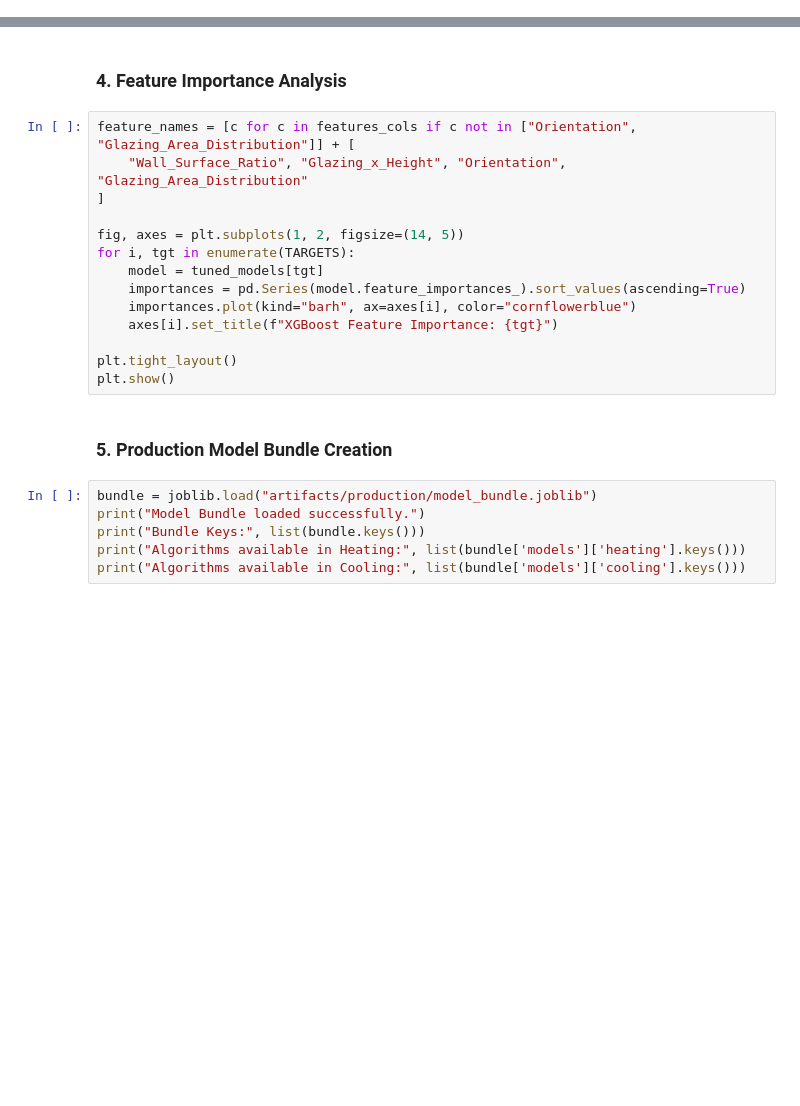
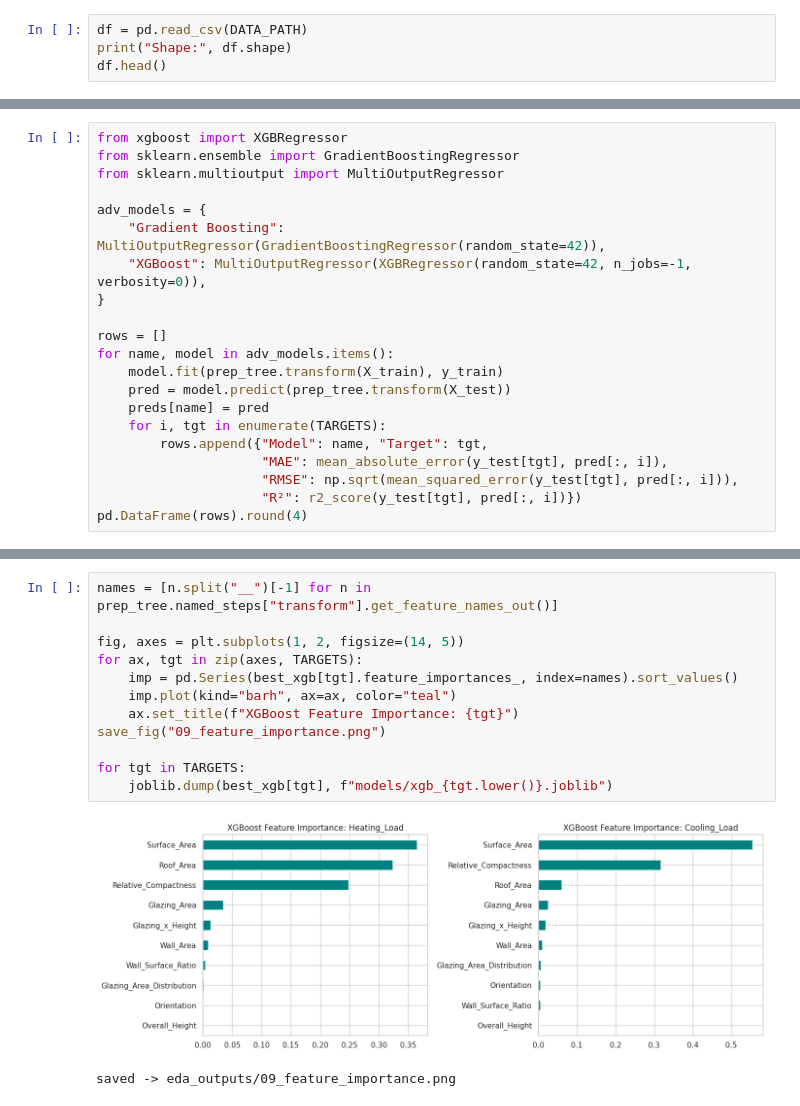
Before and after one commit to blurz17/NHA-5-165, a Jupyter notebook: notebooks/04_advanced_modeling_tuning.ipynb, the cells around one changed output, grey strips where cells are left out. Saved outputs shown, nothing was run; the diff lists cells and outputs as text; blank space fills up the shorter version.

```diff
--- a/notebooks/04_advanced_modeling_tuning.ipynb
+++ b/notebooks/04_advanced_modeling_tuning.ipynb
@@ -59,0 +43,4 @@ display(pd.DataFrame(adv_results))
+# %%
+df = pd.read_csv(DATA_PATH)
+print("Shape:", df.shape)
+df.head()
@@ -59,0 +129,21 @@ display(pd.DataFrame(adv_results))
+# %%
+from xgboost import XGBRegressor
+from sklearn.ensemble import GradientBoostingRegressor
+from sklearn.multioutput import MultiOutputRegressor
+
+adv_models = {
+    "Gradient Boosting": MultiOutputRegressor(GradientBoostingRegressor(random_state=42)),
+    "XGBoost": MultiOutputRegressor(XGBRegressor(random_state=42, n_jobs=-1, verbosity=0)),
+}
+
+rows = []
+for name, model in adv_models.items():
+    model.fit(prep_tree.transform(X_train), y_train)
+    pred = model.predict(prep_tree.transform(X_test))
+    preds[name] = pred
+    for i, tgt in enumerate(TARGETS):
+        rows.append({"Model": name, "Target": tgt,
+                     "MAE": mean_absolute_error(y_test[tgt], pred[:, i]),
+                     "RMSE": np.sqrt(mean_squared_error(y_test[tgt], pred[:, i])),
+                     "R²": r2_score(y_test[tgt], pred[:, i])})
+pd.DataFrame(rows).round(4)
@@ -84,24 +191,15 @@ for tgt in TARGETS:
-# %% [markdown]
-### 4. Feature Importance Analysis
 # %%
-feature_names = [c for c in features_cols if c not in ["Orientation", "Glazing_Area_Distribution"]] + [
-    "Wall_Surface_Ratio", "Glazing_x_Height", "Orientation", "Glazing_Area_Distribution"
-]
+names = [n.split("__")[-1] for n in prep_tree.named_steps["transform"].get_feature_names_out()]
 
 fig, axes = plt.subplots(1, 2, figsize=(14, 5))
-for i, tgt in enumerate(TARGETS):
-    model = tuned_models[tgt]
-    importances = pd.Series(model.feature_importances_).sort_values(ascending=True)
-    importances.plot(kind="barh", ax=axes[i], color="cornflowerblue")
-    axes[i].set_title(f"XGBoost Feature Importance: {tgt}")
+for ax, tgt in zip(axes, TARGETS):
+    imp = pd.Series(best_xgb[tgt].feature_importances_, index=names).sort_values()
+    imp.plot(kind="barh", ax=ax, color="teal")
+    ax.set_title(f"XGBoost Feature Importance: {tgt}")
+save_fig("09_feature_importance.png")
 
-plt.tight_layout()
-plt.show()
+for tgt in TARGETS:
+    joblib.dump(best_xgb[tgt], f"models/xgb_{tgt.lower()}.joblib")
+# %% [output]
+[figure, added]
+saved -> eda_outputs/09_feature_importance.png
-# %% [markdown]
-### 5. Production Model Bundle Creation
-# %%
-bundle = joblib.load("artifacts/production/model_bundle.joblib")
-print("Model Bundle loaded successfully.")
-print("Bundle Keys:", list(bundle.keys()))
-print("Algorithms available in Heating:", list(bundle['models']['heating'].keys()))
-print("Algorithms available in Cooling:", list(bundle['models']['cooling'].keys()))
```
Also changed, not shown: parts of 24 cells of this notebook, 4 other files.
